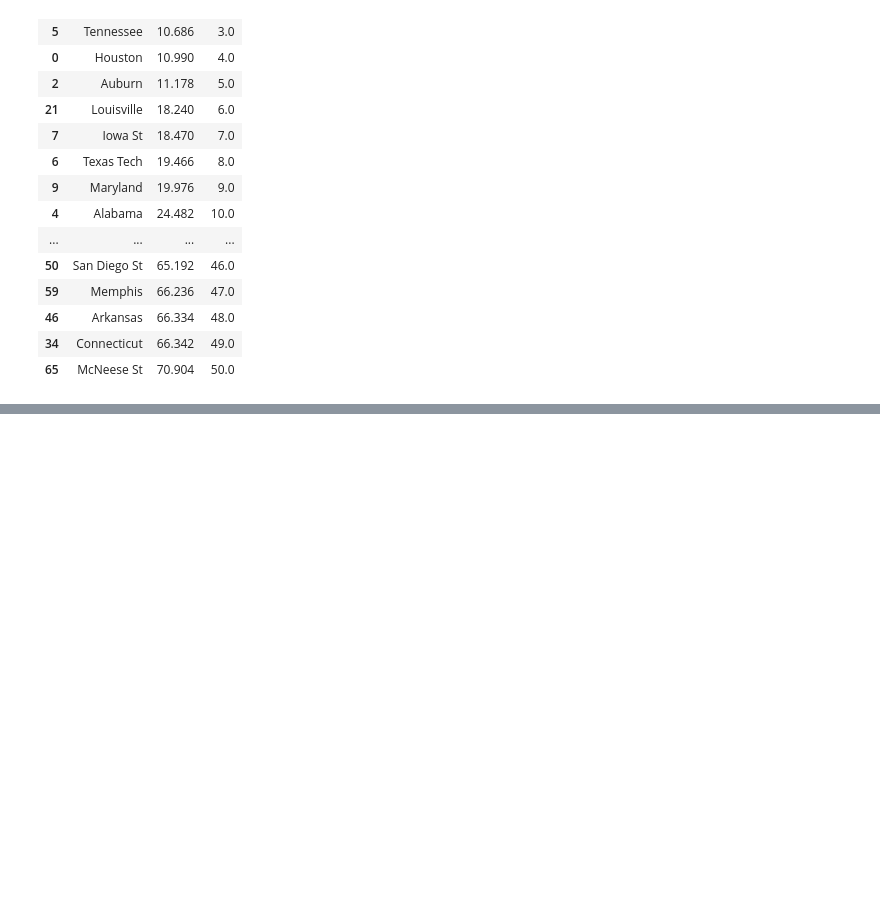
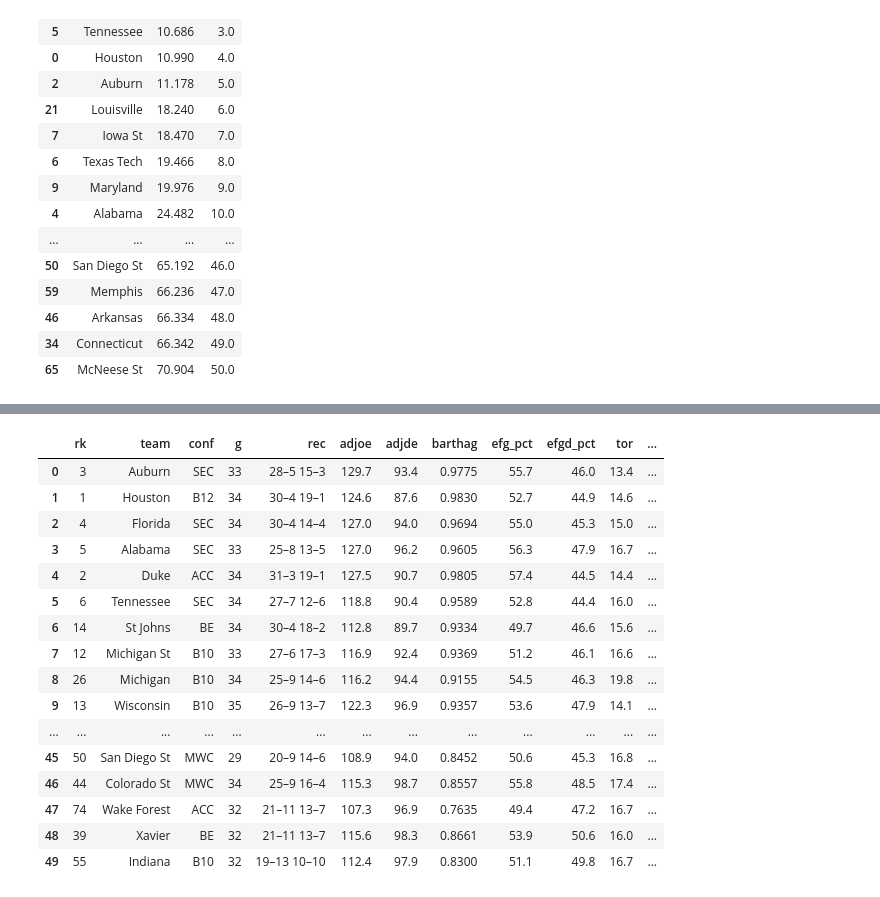
Before and after one commit to JLivingston01/march-madness, a Jupyter notebook: notebooks/full_process_prototype.ipynb, the cells around one changed output, grey strips where cells are left out. Cells and saved outputs as stored; diff of their text form; code cells hidden in the pictures; blank space fills up the shorter version.

```diff
--- a/notebooks/full_process_prototype.ipynb
+++ b/notebooks/full_process_prototype.ipynb
@@ -298,0 +306,20 @@ prediction_df.to_csv('predictions.csv',index=False)
+# %%
+tmp.sort_values(by='wab',ascending=False).head(50).reset_index(drop=True)
+# %% [output]
+|  | rk | team | conf | g | rec | adjoe | adjde | barthag | efg_pct | efgd_pct | tor | ... |
+| 0 | 3 | Auburn | SEC | 33 | 28–5 15–3 | 129.7 | 93.4 | 0.9775 | 55.7 | 46.0 | 13.4 | ... |
+| 1 | 1 | Houston | B12 | 34 | 30–4 19–1 | 124.6 | 87.6 | 0.9830 | 52.7 | 44.9 | 14.6 | ... |
+| 2 | 4 | Florida | SEC | 34 | 30–4 14–4 | 127.0 | 94.0 | 0.9694 | 55.0 | 45.3 | 15.0 | ... |
+| 3 | 5 | Alabama | SEC | 33 | 25–8 13–5 | 127.0 | 96.2 | 0.9605 | 56.3 | 47.9 | 16.7 | ... |
+| 4 | 2 | Duke | ACC | 34 | 31–3 19–1 | 127.5 | 90.7 | 0.9805 | 57.4 | 44.5 | 14.4 | ... |
+| 5 | 6 | Tennessee | SEC | 34 | 27–7 12–6 | 118.8 | 90.4 | 0.9589 | 52.8 | 44.4 | 16.0 | ... |
+| 6 | 14 | St Johns | BE | 34 | 30–4 18–2 | 112.8 | 89.7 | 0.9334 | 49.7 | 46.6 | 15.6 | ... |
+| 7 | 12 | Michigan St | B10 | 33 | 27–6 17–3 | 116.9 | 92.4 | 0.9369 | 51.2 | 46.1 | 16.6 | ... |
+| 8 | 26 | Michigan | B10 | 34 | 25–9 14–6 | 116.2 | 94.4 | 0.9155 | 54.5 | 46.3 | 19.8 | ... |
+| 9 | 13 | Wisconsin | B10 | 35 | 26–9 13–7 | 122.3 | 96.9 | 0.9357 | 53.6 | 47.9 | 14.1 | ... |
+| ... | ... | ... | ... | ... | ... | ... | ... | ... | ... | ... | ... | ... |
+| 45 | 50 | San Diego St | MWC | 29 | 20–9 14–6 | 108.9 | 94.0 | 0.8452 | 50.6 | 45.3 | 16.8 | ... |
+| 46 | 44 | Colorado St | MWC | 34 | 25–9 16–4 | 115.3 | 98.7 | 0.8557 | 55.8 | 48.5 | 17.4 | ... |
+| 47 | 74 | Wake Forest | ACC | 32 | 21–11 13–7 | 107.3 | 96.9 | 0.7635 | 49.4 | 47.2 | 16.7 | ... |
+| 48 | 39 | Xavier | BE | 32 | 21–11 13–7 | 115.6 | 98.3 | 0.8661 | 53.9 | 50.6 | 16.0 | ... |
+| 49 | 55 | Indiana | B10 | 32 | 19–13 10–10 | 112.4 | 97.9 | 0.8300 | 51.1 | 49.8 | 16.7 | ... |
```
Also changed, not shown: parts of 3 cells of this notebook.
